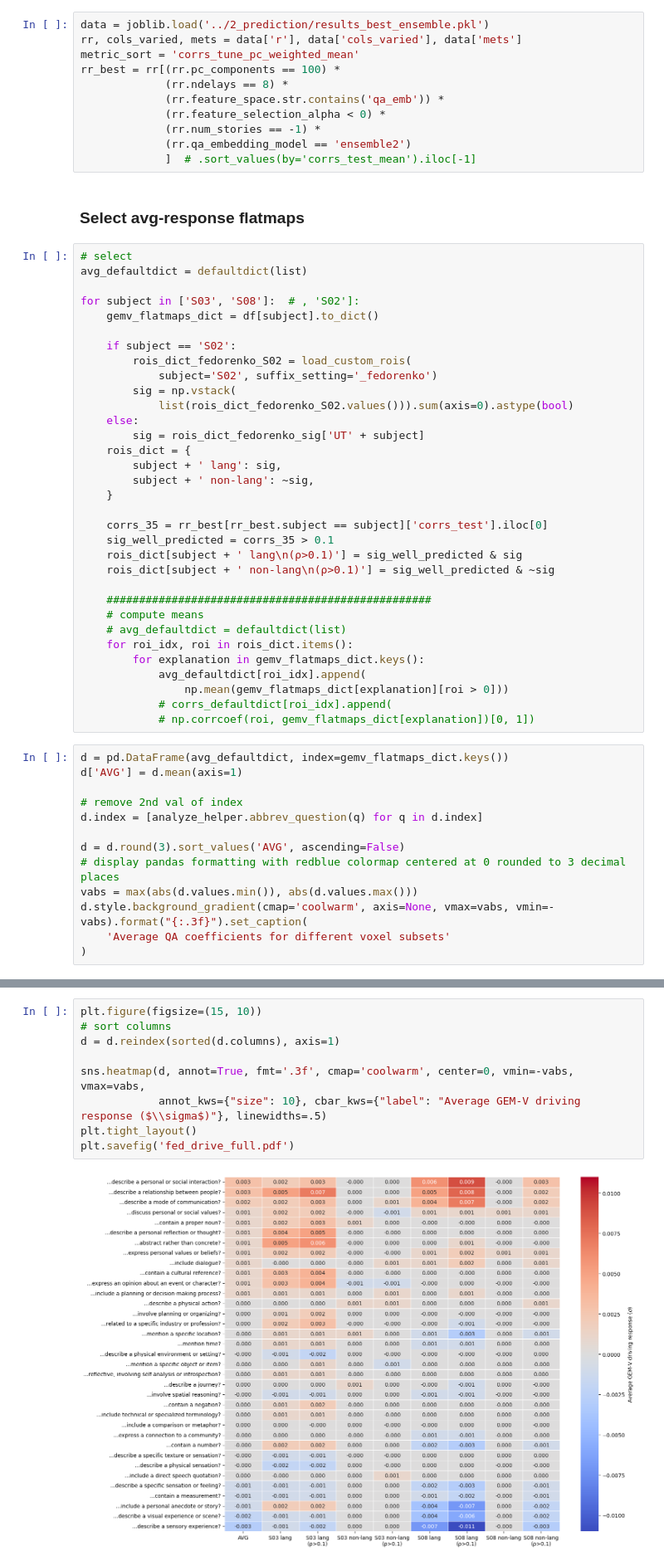
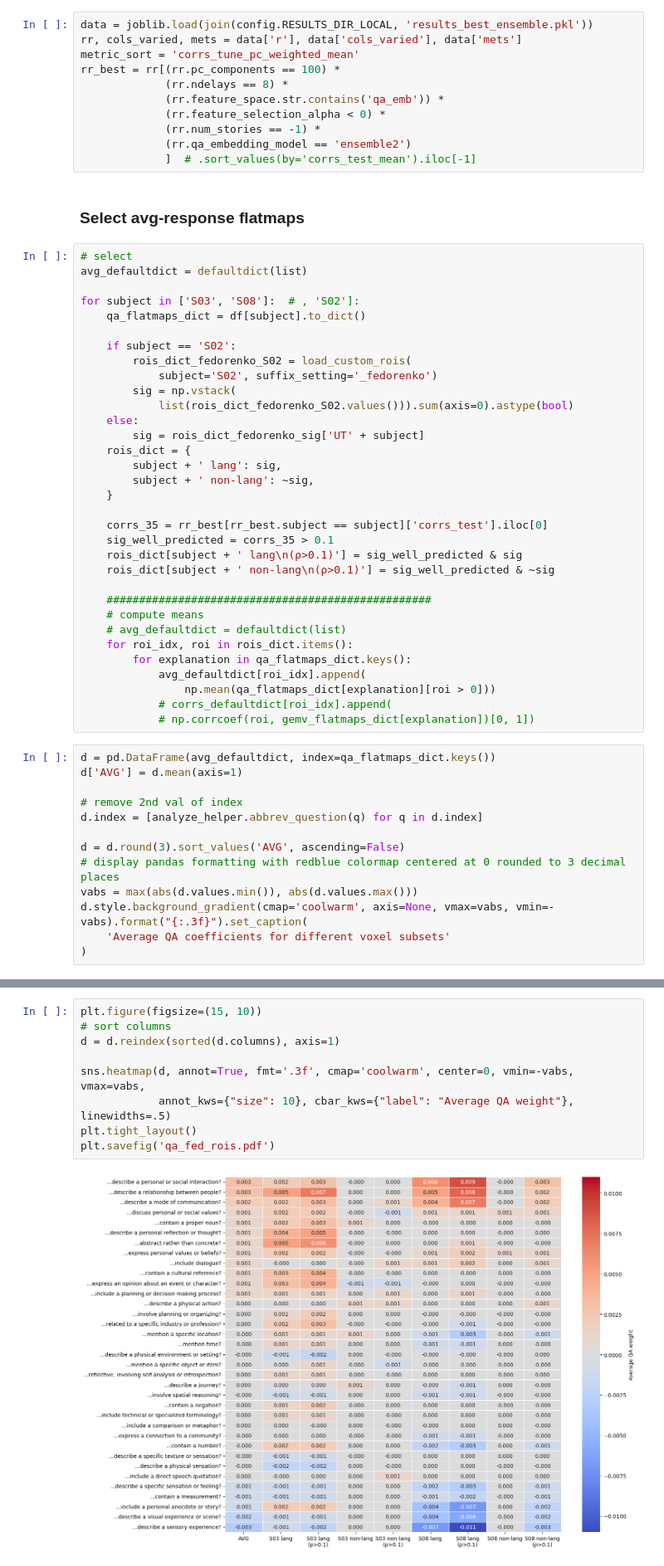
Before and after one commit to patrickmineault/automated-brain-explanations, a Jupyter notebook: notebooks/4_qa_analyze/09_qa_fed_rois.ipynb, the cells around one changed output, grey strips where cells are left out. Shown: that part at 83% size. Saved outputs shown, nothing was run; the diff lists cells and outputs as text.

```diff
--- a/notebooks/4_qa_analyze/09_qa_fed_rois.ipynb
+++ b/notebooks/4_qa_analyze/09_qa_fed_rois.ipynb
@@ -118,7 +118,7 @@ for subject_code in subject_codes:
     pvals[vop[subject_code] <= pN] = 1
     rois_dict_fedorenko_sig[subject] = deepcopy(pvals)
 # %%
-data = joblib.load('../2_prediction/results_best_ensemble.pkl')
+data = joblib.load(join(config.RESULTS_DIR_LOCAL, 'results_best_ensemble.pkl'))
 rr, cols_varied, mets = data['r'], data['cols_varied'], data['mets']
 metric_sort = 'corrs_tune_pc_weighted_mean'
 rr_best = rr[(rr.pc_components == 100) *
@@ -135,7 +135,7 @@ rr_best = rr[(rr.pc_components == 100) *
 avg_defaultdict = defaultdict(list)
 
 for subject in ['S03', 'S08']:  # , 'S02']:
-    gemv_flatmaps_dict = df[subject].to_dict()
+    qa_flatmaps_dict = df[subject].to_dict()
 
     if subject == 'S02':
         rois_dict_fedorenko_S02 = load_custom_rois(
@@ -158,13 +158,13 @@ for subject in ['S03', 'S08']:  # , 'S02']:
     # compute means
     # avg_defaultdict = defaultdict(list)
     for roi_idx, roi in rois_dict.items():
-        for explanation in gemv_flatmaps_dict.keys():
+        for explanation in qa_flatmaps_dict.keys():
             avg_defaultdict[roi_idx].append(
-                np.mean(gemv_flatmaps_dict[explanation][roi > 0]))
+                np.mean(qa_flatmaps_dict[explanation][roi > 0]))
             # corrs_defaultdict[roi_idx].append(
             # np.corrcoef(roi, gemv_flatmaps_dict[explanation])[0, 1])
 # %%
-d = pd.DataFrame(avg_defaultdict, index=gemv_flatmaps_dict.keys())
+d = pd.DataFrame(avg_defaultdict, index=qa_flatmaps_dict.keys())
 d['AVG'] = d.mean(axis=1)
 
 # remove 2nd val of index
@@ -198,14 +198,14 @@ Average QA coefficients for different voxel subsets
 # %%
 plt.figure(figsize=(15, 10))
 # sort columns
 d = d.reindex(sorted(d.columns), axis=1)
 
 sns.heatmap(d, annot=True, fmt='.3f', cmap='coolwarm', center=0, vmin=-vabs, vmax=vabs,
-            annot_kws={"size": 10}, cbar_kws={"label": "Average GEM-V driving response ($\\sigma$)"}, linewidths=.5)
+            annot_kws={"size": 10}, cbar_kws={"label": "Average QA weight"}, linewidths=.5)
 plt.tight_layout()
-plt.savefig('fed_drive_full.pdf')
+plt.savefig('qa_fed_rois.pdf')
 # %% [output]
-[figure, old version]
+[figure, new version]
 # %%
 for subject in ['S03', 'S02']:
     if subject == 'S03':
```
Also changed, not shown: 3 other files.
